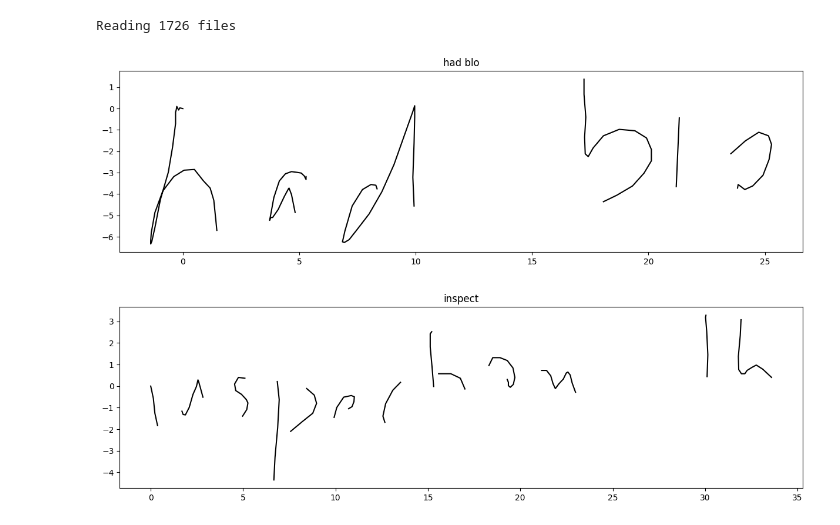
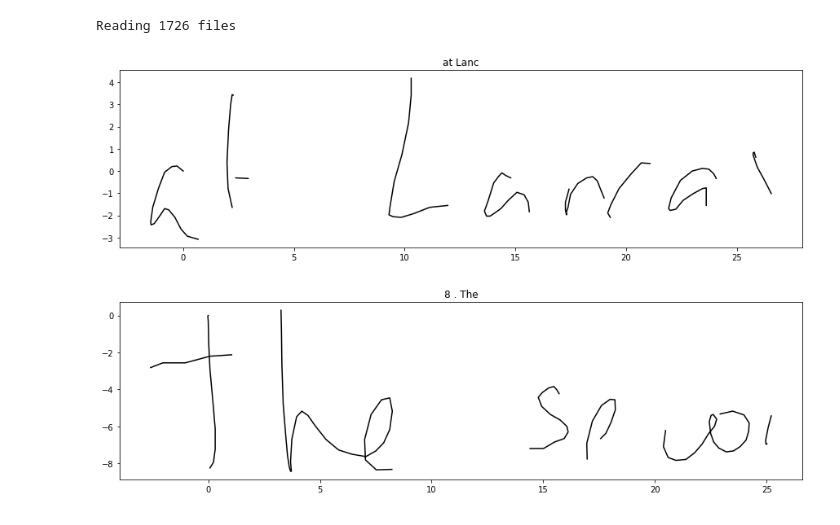
Before and after one commit to dcbrien/More-than-meets-the-eye---Transformers-that-write, a Jupyter notebook: Writing-Transformer.ipynb, the cells around one changed output. Saved outputs shown, nothing was run; the diff lists cells and outputs as text; code cells hidden in the pictures.

```diff
--- a/Writing-Transformer.ipynb
+++ b/Writing-Transformer.ipynb
@@ -59,8 +56,8 @@ class WritingGenerator():
 
         # You will need to change this and point to your own database where you unzipped all of the
         # IAM-OnDB strokes and corresponding ascii
-        base_dir_strokes='../iamONDB/lineStrokes'
-        base_dir_ascii='../iamONDB/ascii'
+        base_dir_strokes='../IamONDB/lineStrokes'
+        base_dir_ascii='../IamONDB/ascii'
 
         try:
             f = open(f_name, 'r')
@@ -233,20 +231,20 @@ def plot_stroke(offsets, lines):
 # %%
 # I concatenated all data into one set as we just want the maximum amount of data to train the
 # network to write and don't really care about evaluation or test sets for this project
-train = WritingGenerator('../iamONDB/trainset_d.txt')
+train = WritingGenerator('../IamONDB/trainset_d.txt')
 # %% [output]
 Reading 1726 files
 # %%
 # Inspect our dataset.  It returns a tuple of stroke offsets and matching ascii strings
 # You can see that there isn't an exact match for every subject for strokes to ascii
 # because of the token limit in Transformers
-SUB = 5
+SUB = 1
 
 for s, l in train.batched_onehot_set.take(2).cache():
     plot_stroke(s[0][SUB, :, :], s[1][SUB, :])
 # %% [output]
-[figure, old version]
+[figure, new version]
-[figure, old version]
+[figure, new version]
 # %%
 # Much of the following code is from the excellent Tensorflow tutorial on Transformers: https://www.tensorflow.org/text/tutorials/transformer
 
```
Also changed, not shown: parts of 7 cells of this notebook.
